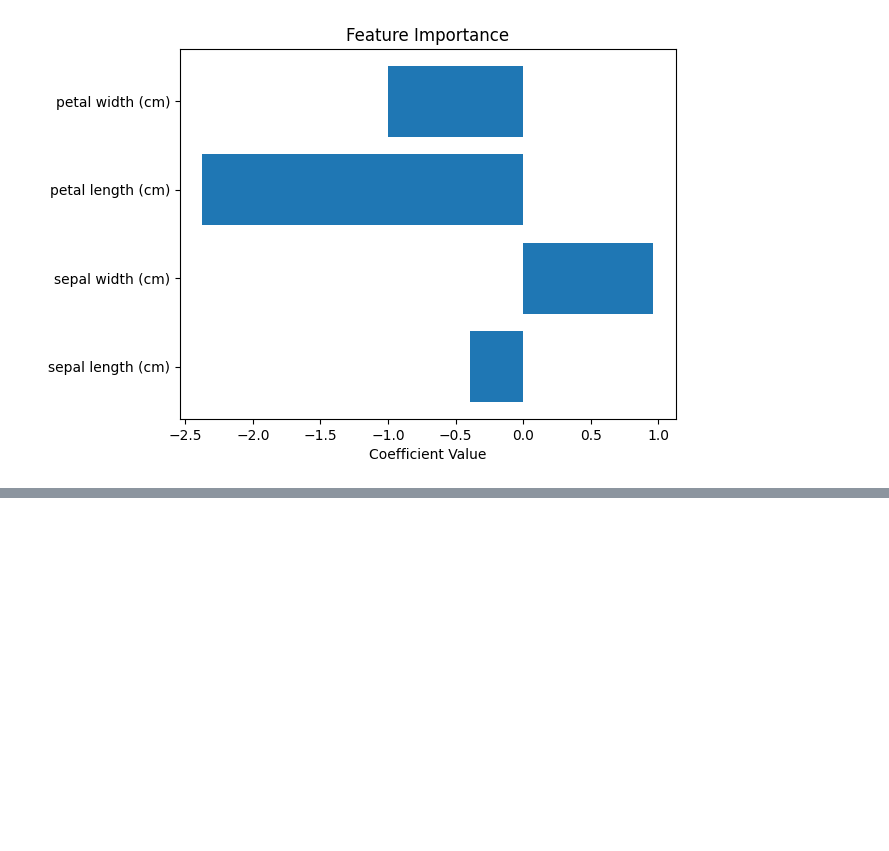
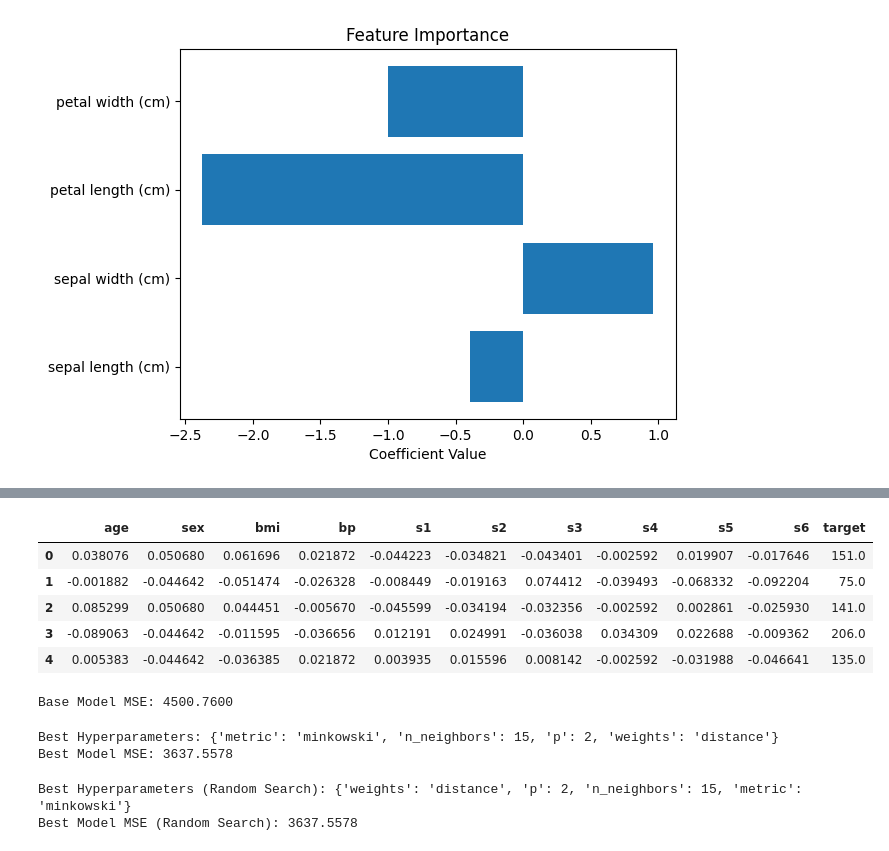
Before and after one commit to rahul8879/as_ds_course, a Jupyter notebook: Machine_learning/01_logistic_regression.ipynb, the cells around one changed output, grey strips where cells are left out. Cells and saved outputs as stored; diff of their text form; code cells hidden in the pictures; blank space fills up the shorter version.

```diff
--- a/Machine_learning/01_logistic_regression.ipynb
+++ b/Machine_learning/01_logistic_regression.ipynb
@@ -52,0 +96,78 @@ coefficients: [-0.39349364  0.96246717 -2.3751418  -0.99874814]
+# %%
+# Hyper parameter tuning is the process of optimizing the parameters
+
+
+from sklearn.model_selection import GridSearchCV
+from sklearn.datasets import load_diabetes
+from sklearn.neighbors import KNeighborsRegressor
+import pandas as pd
+diabetes = load_diabetes()
+X = diabetes.data
+y = diabetes.target
+# prepare dataframe
+df = pd.DataFrame(X, columns=diabetes.feature_names)
+df['target'] = y
+df.head()
+# %% [output]
+|  | age | sex | bmi | bp | s1 | s2 | s3 | s4 | s5 | s6 | target |
+| 0 | 0.038076 | 0.050680 | 0.061696 | 0.021872 | -0.044223 | -0.034821 | -0.043401 | -0.002592 | 0.019907 | -0.017646 | 151.0 |
+| 1 | -0.001882 | -0.044642 | -0.051474 | -0.026328 | -0.008449 | -0.019163 | 0.074412 | -0.039493 | -0.068332 | -0.092204 | 75.0 |
+| 2 | 0.085299 | 0.050680 | 0.044451 | -0.005670 | -0.045599 | -0.034194 | -0.032356 | -0.002592 | 0.002861 | -0.025930 | 141.0 |
+| 3 | -0.089063 | -0.044642 | -0.011595 | -0.036656 | 0.012191 | 0.024991 | -0.036038 | 0.034309 | 0.022688 | -0.009362 | 206.0 |
+| 4 | 0.005383 | -0.044642 | -0.036385 | 0.021872 | 0.003935 | 0.015596 | 0.008142 | -0.002592 | -0.031988 | -0.046641 | 135.0 |
+# %%
+# split the data
+X = df.drop('target', axis=1)
+y = df['target']
+X_train, X_test, y_train, y_test = train_test_split(X, y, test_size=0.05, random_state=42)
+# create base model and note the mse
+model = KNeighborsRegressor()
+
+model.fit(X_train, y_train)
+y_pred = model.predict(X_test)
+from sklearn.metrics import mean_squared_error
+mse = mean_squared_error(y_test, y_pred)
+print(f"Base Model MSE: {mse:.4f}")
+# %% [output]
+Base Model MSE: 4500.7600
+# %%
+# lets use grid search to find the best hyper parameters
+param_grid = {
+    'n_neighbors': [3, 5, 7, 9,11,13,15],
+    'weights': ['uniform', 'distance'],
+    'p': [1, 2],
+    'metric': ['minkowski', 'euclidean', 'manhattan']
+}
+
+grid_search = GridSearchCV(estimator=model, param_grid=param_grid, cv=5, scoring='neg_mean_squared_error', n_jobs=-1)
+grid_search.fit(X_train, y_train)
+best_model = grid_search.best_estimator_
+print("Best Hyperparameters:", grid_search.best_params_)
+
+y_pred_best = best_model.predict(X_test)
+mse_best = mean_squared_error(y_test, y_pred_best)
+print(f"Best Model MSE: {mse_best:.4f}")
+# %% [output]
+Best Hyperparameters: {'metric': 'minkowski', 'n_neighbors': 15, 'p': 2, 'weights': 'distance'}
+Best Model MSE: 3637.5578
+# %%
+# you can use random search as well for hyper parameter tuning
+from sklearn.model_selection import RandomizedSearchCV
+param_grid = {
+    'n_neighbors': [3, 5, 7, 9, 11, 13, 15],
+    'weights': ['uniform', 'distance'],
+    'p': [1, 2],
+    'metric': ['minkowski', 'euclidean', 'manhattan']
+}
+
+random_search = RandomizedSearchCV(estimator=model, param_distributions=param_grid, n_iter=100, cv=5, scoring='neg_mean_squared_error', n_jobs=-1)
+random_search.fit(X_train, y_train)
+best_model_random = random_search.best_estimator_
+print("Best Hyperparameters (Random Search):", random_search.best_params_)
+
+y_pred_random = best_model_random.predict(X_test)
+mse_random = mean_squared_error(y_test, y_pred_random)
+print(f"Best Model MSE (Random Search): {mse_random:.4f}")
+# %% [output]
+Best Hyperparameters (Random Search): {'weights': 'distance', 'p': 2, 'n_neighbors': 15, 'metric': 'minkowski'}
+Best Model MSE (Random Search): 3637.5578
```
Also changed, not shown: parts of 6 cells of this notebook, 2 other files.
